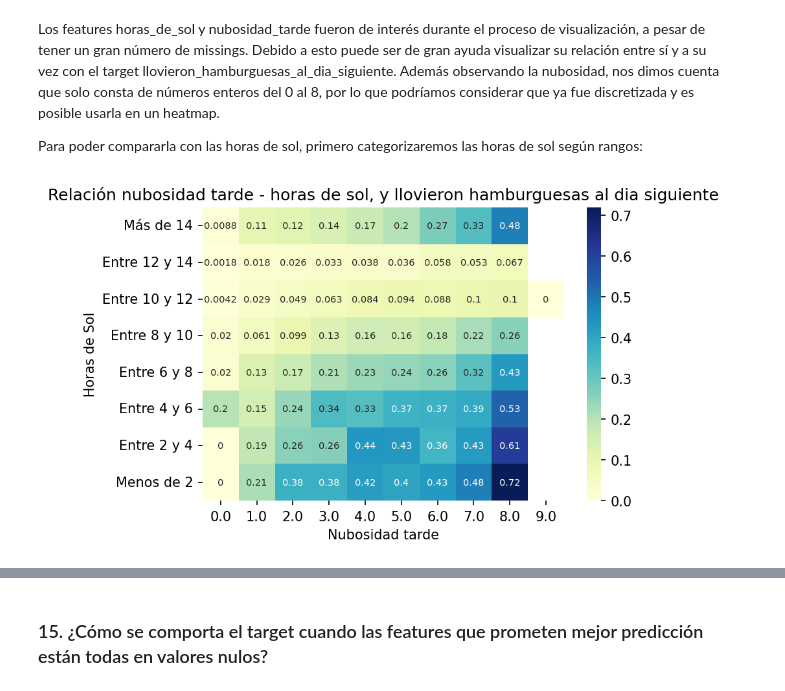
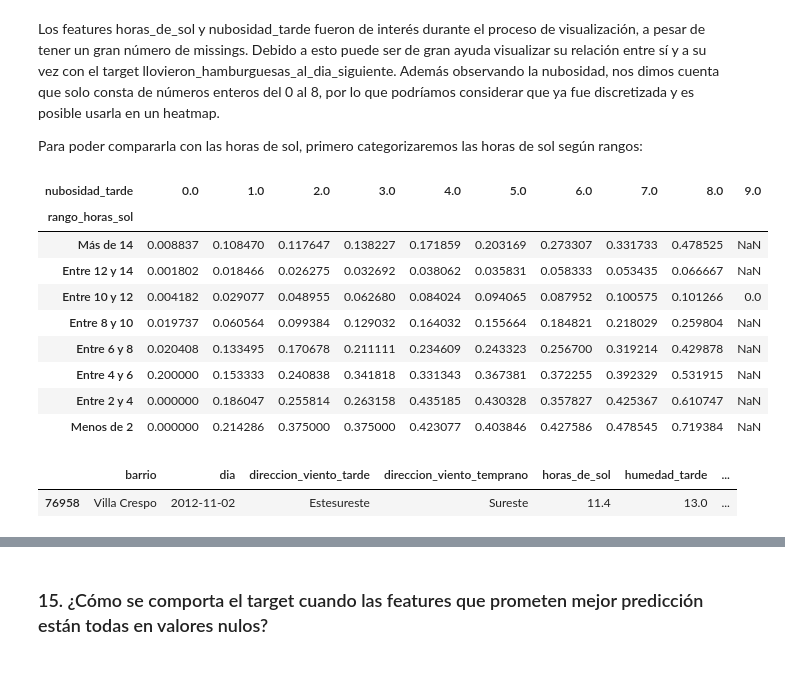
Before and after one commit to juan-roussilian/7506-Organizacion-de-Datos, a Jupyter notebook: tp1_pt1.ipynb, the cells around one changed output, grey strips where cells are left out. Drawn from its saved outputs; the diff is of its cells as text; code cells hidden in the pictures.

```diff
--- a/tp1_pt1.ipynb
+++ b/tp1_pt1.ipynb
@@ -830,22 +830,25 @@ def categorizar_horas_sol(horas_de_sol):
         return 'Entre 12 y 14'
     return 'Más de 14'
 # %%
-fig, ax = plt.subplots(dpi=150)
-
 df_copia = df.copy()
 df_copia['rango_horas_sol'] = df_copia['horas_de_sol'].apply(categorizar_horas_sol)
 df_copia['llovieron_hamburguesas_al_dia_siguiente'] = df_copia['llovieron_hamburguesas_al_dia_siguiente'].map({'si': 1, 'no': 0})
 
 correlacion_sol_nubes = pd.pivot_table(data=df_copia, index = 'rango_horas_sol',values = 'llovieron_hamburguesas_al_dia_siguiente', columns = 'nubosidad_tarde')
 correlacion_sol_nubes.sort_index(ascending =  False, inplace = True)
 correlacion_sol_nubes = correlacion_sol_nubes.reindex(['Más de 14', 'Entre 12 y 14','Entre 10 y 12','Entre 8 y 10','Entre 6 y 8','Entre 4 y 6','Entre 2 y 4','Menos de 2'], axis=0)
-
-mascara = correlacion_sol_nubes.isnull()
-cmap="YlGnBu"
-g = sns.heatmap(correlacion_sol_nubes,  annot = True, annot_kws={"fontsize":7},cmap="YlGnBu" )
-plt.xlabel("Nubosidad tarde")
-plt.ylabel("Horas de Sol")
-plt.title('Relación nubosidad tarde - horas de sol, y llovieron hamburguesas al dia siguiente')
-plt.show()
+display(correlacion_sol_nubes)
+df_copia[df_copia.nubosidad_tarde > 8]
 # %% [output]
-[figure, removed]
+| nubosidad_tarde | 0.0 | 1.0 | 2.0 | 3.0 | 4.0 | 5.0 | 6.0 | 7.0 | 8.0 | 9.0 |
+| rango_horas_sol |  |  |  |  |  |  |  |  |  |  |
+| Más de 14 | 0.008837 | 0.108470 | 0.117647 | 0.138227 | 0.171859 | 0.203169 | 0.273307 | 0.331733 | 0.478525 | NaN |
+| Entre 12 y 14 | 0.001802 | 0.018466 | 0.026275 | 0.032692 | 0.038062 | 0.035831 | 0.058333 | 0.053435 | 0.066667 | NaN |
+| Entre 10 y 12 | 0.004182 | 0.029077 | 0.048955 | 0.062680 | 0.084024 | 0.094065 | 0.087952 | 0.100575 | 0.101266 | 0.0 |
+| Entre 8 y 10 | 0.019737 | 0.060564 | 0.099384 | 0.129032 | 0.164032 | 0.155664 | 0.184821 | 0.218029 | 0.259804 | NaN |
+| Entre 6 y 8 | 0.020408 | 0.133495 | 0.170678 | 0.211111 | 0.234609 | 0.243323 | 0.256700 | 0.319214 | 0.429878 | NaN |
+| Entre 4 y 6 | 0.200000 | 0.153333 | 0.240838 | 0.341818 | 0.331343 | 0.367381 | 0.372255 | 0.392329 | 0.531915 | NaN |
+| Entre 2 y 4 | 0.000000 | 0.186047 | 0.255814 | 0.263158 | 0.435185 | 0.430328 | 0.357827 | 0.425367 | 0.610747 | NaN |
+| Menos de 2 | 0.000000 | 0.214286 | 0.375000 | 0.375000 | 0.423077 | 0.403846 | 0.427586 | 0.478545 | 0.719384 | NaN |
+|  | barrio | dia | direccion_viento_tarde | direccion_viento_temprano | horas_de_sol | humedad_tarde | ... |
+| 76958 | Villa Crespo | 2012-11-02 | Estesureste | Sureste | 11.4 | 13.0 | ... |
```
Also changed, not shown: parts of 4 cells of this notebook.
